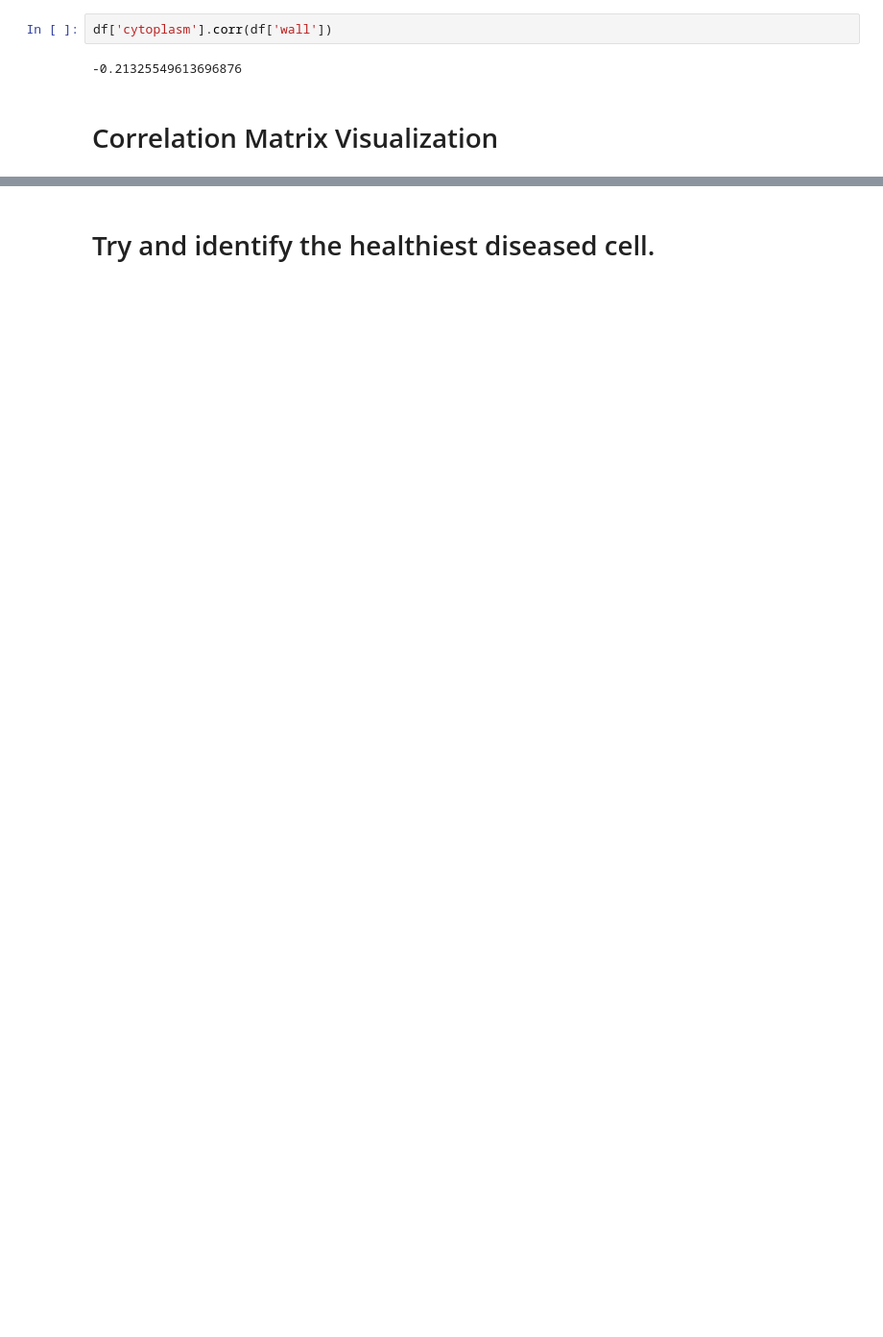
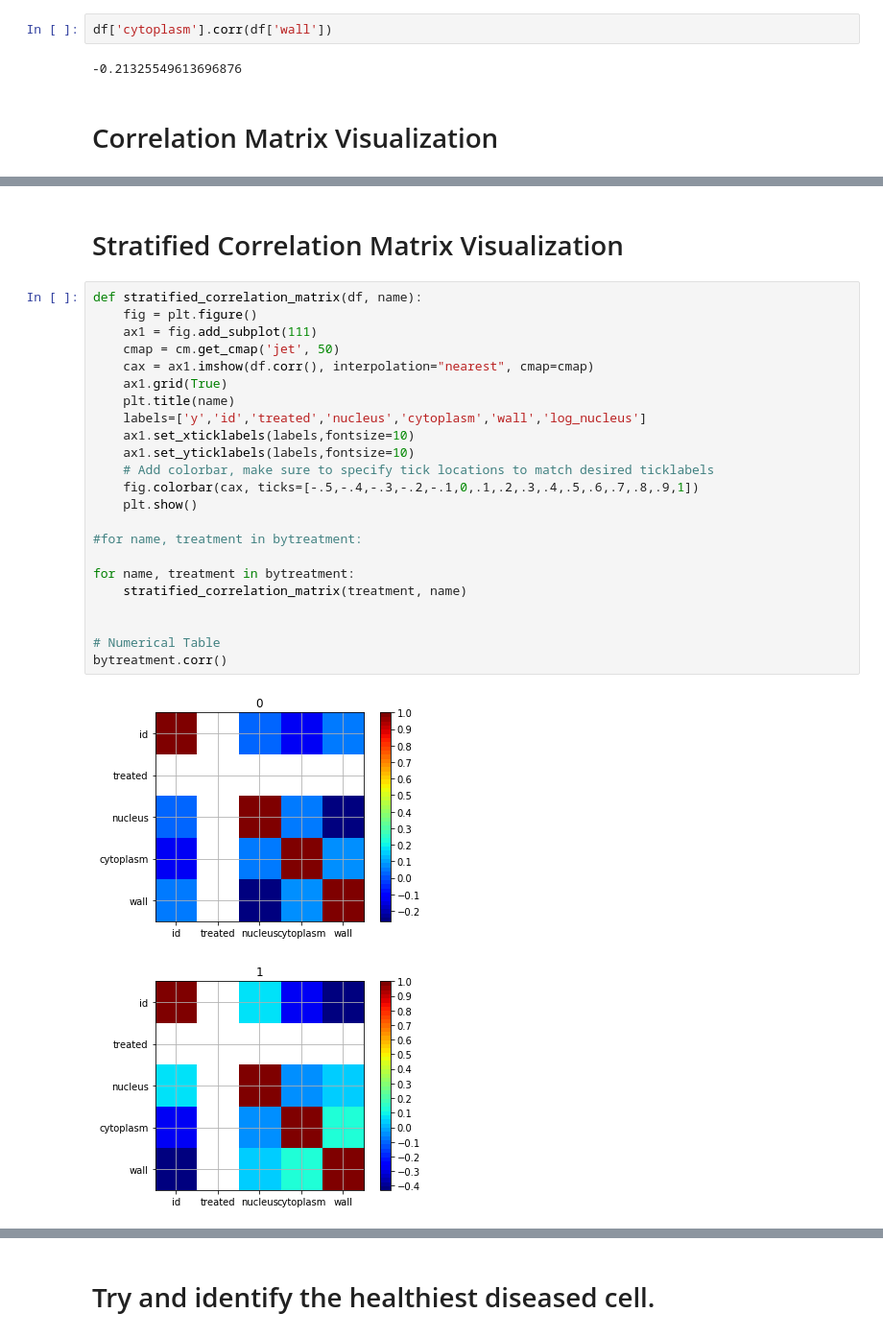
Before and after one commit to ryanleeallred/cheat_sheet, a Jupyter notebook: Data Exploration Cheat Sheet.ipynb, the cells around one changed output, grey strips where cells are left out. Shown at 96% size. Saved outputs shown, nothing was run; the diff lists cells and outputs as text; blank space fills up the shorter version.

```diff
--- a/Data Exploration Cheat Sheet.ipynb
+++ b/Data Exploration Cheat Sheet.ipynb
@@ -185,0 +189,28 @@ df.corr()
+# %% [markdown]
+# Stratified Correlation Matrix Visualization
+# %%
+def stratified_correlation_matrix(df, name):
+    fig = plt.figure()
+    ax1 = fig.add_subplot(111)
+    cmap = cm.get_cmap('jet', 50)
+    cax = ax1.imshow(df.corr(), interpolation="nearest", cmap=cmap)
+    ax1.grid(True)
+    plt.title(name)
+    labels=['y','id','treated','nucleus','cytoplasm','wall','log_nucleus']
+    ax1.set_xticklabels(labels,fontsize=10)
+    ax1.set_yticklabels(labels,fontsize=10)
+    # Add colorbar, make sure to specify tick locations to match desired ticklabels
+    fig.colorbar(cax, ticks=[-.5,-.4,-.3,-.2,-.1,0,.1,.2,.3,.4,.5,.6,.7,.8,.9,1])
+    plt.show()
+
+#for name, treatment in bytreatment:
+
+for name, treatment in bytreatment:
+    stratified_correlation_matrix(treatment, name)
+
+
+# Numerical Table
+bytreatment.corr()
+# %% [output]
+[figure, added]
+[figure, added]
```
Also changed, not shown: parts of 25 cells of this notebook.
